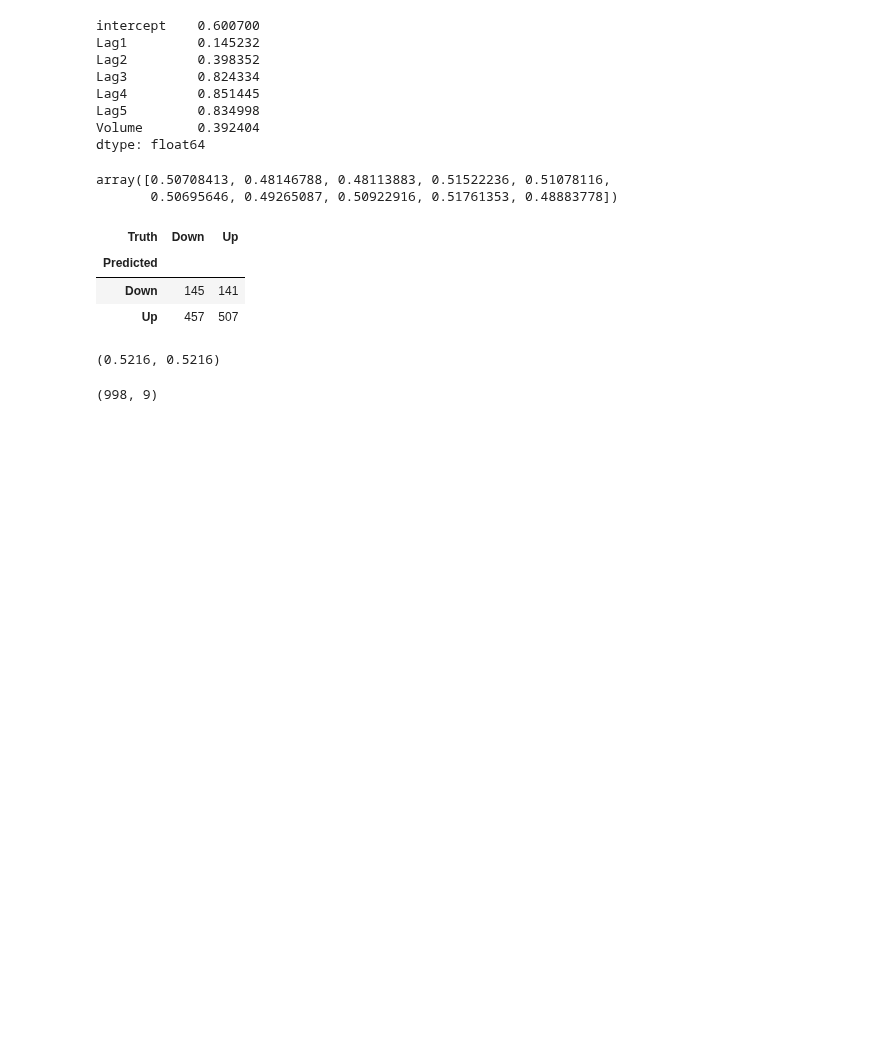
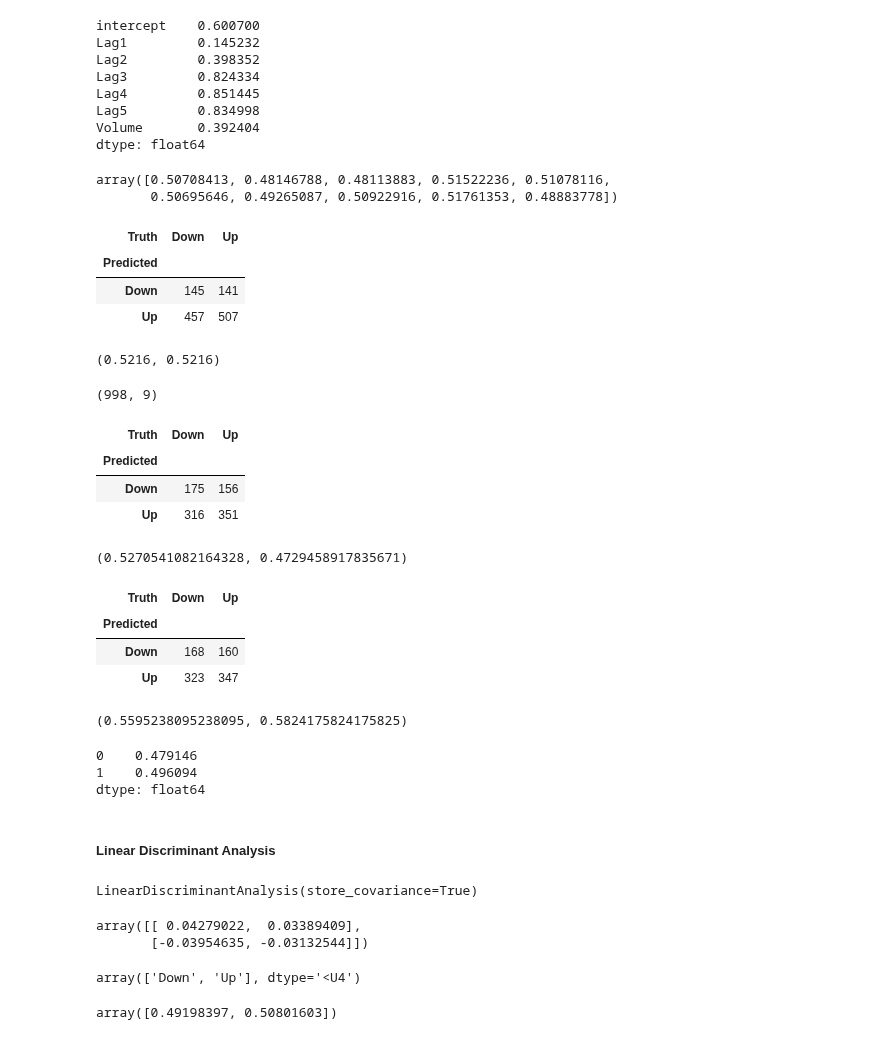
Before and after one commit to zozoking101/An-Introduction-to-Statistical-Learning-with-Applications-in-Python, a Jupyter notebook: 4_Classification/Chapter_4.ipynb, the cells around one changed output. Cells and saved outputs as stored; diff of their text form; code cells hidden in the pictures; blank space fills up the shorter version.

```diff
--- a/4_Classification/Chapter_4.ipynb
+++ b/4_Classification/Chapter_4.ipynb
@@ -1756,3 +1756,60 @@ Smarket_test = Smarket.loc[ train]
 Smarket_test.shape
 # %% [output]
 (998, 9)
+# %%
+X_train, X_test = X.loc[train], X.loc[ train]
+y_train, y_test = y.loc[train], y.loc[ train]
+
+glm_train = sm.GLM(y_train,
+                   X_train,
+                   family=sm.families.Binomial())
+results = glm_train.fit()
+probs = results.predict(exog=X_test)
+# %%
+D = Smarket.Direction
+L_train, L_test = D.loc[train], D.loc[ train]
+# %%
+labels = np.array(['Down']*998)
+labels[probs>0.5] = 'Up'
+confusion_table(labels, L_test)
+# %% [output]
+| Truth | Down | Up |
+| Predicted |  |  |
+| Down | 175 | 156 |
+| Up | 316 | 351 |
+# %%
+np.mean(labels == L_test), np.mean(labels != L_test)
+# %% [output]
+(0.5270541082164328, 0.4729458917835671)
+# %%
+model = MS(['Lag1', 'Lag2']).fit(Smarket)
+X = model.transform(Smarket)
+X_train, X_test = X.loc[train], X.loc[ train]
+glm_train = sm.GLM(y_train,
+                   X_train,
+                   family=sm.families.Binomial())
+results = glm_train.fit()
+probs = results.predict(exog=X_test)
+labels = np.array(['Down']*998)
+labels[probs>0.5] = 'Up'
+confusion_table(labels, L_test)
+# %% [output]
+| Truth | Down | Up |
+| Predicted |  |  |
+| Down | 168 | 160 |
+| Up | 323 | 347 |
+# %%
+(35+106)/252,106/(106+76)
+# %% [output]
+(0.5595238095238095, 0.5824175824175825)
+# %%
+newdata = pd.DataFrame({'Lag1':[1.2, 1.5],
+                        'Lag2':[1.1,-0.8]});
+newX = model.transform(newdata)
+results.predict(newX)
+# %% [output]
+0    0.479146
+1    0.496094
+dtype: float64
+# %% [markdown]
+#####  Linear Discriminant Analysis
@@ -1758,0 +1818,19 @@ Smarket_test.shape
+# %%
+X_train, X_test = [M.drop(columns=['intercept'])
+                   for M in [X_train, X_test]]
+lda.fit(X_train, L_train)
+# %% [output]
+LinearDiscriminantAnalysis(store_covariance=True)
+# %%
+lda.means_
+# %% [output]
+array([[ 0.04279022,  0.03389409],
+       [-0.03954635, -0.03132544]])
+# %%
+lda.classes_
+# %% [output]
+array(['Down', 'Up'], dtype='<U4')
+# %%
+lda.priors_
+# %% [output]
+array([0.49198397, 0.50801603])
```
Also changed, not shown: parts of 6 cells of this notebook.
